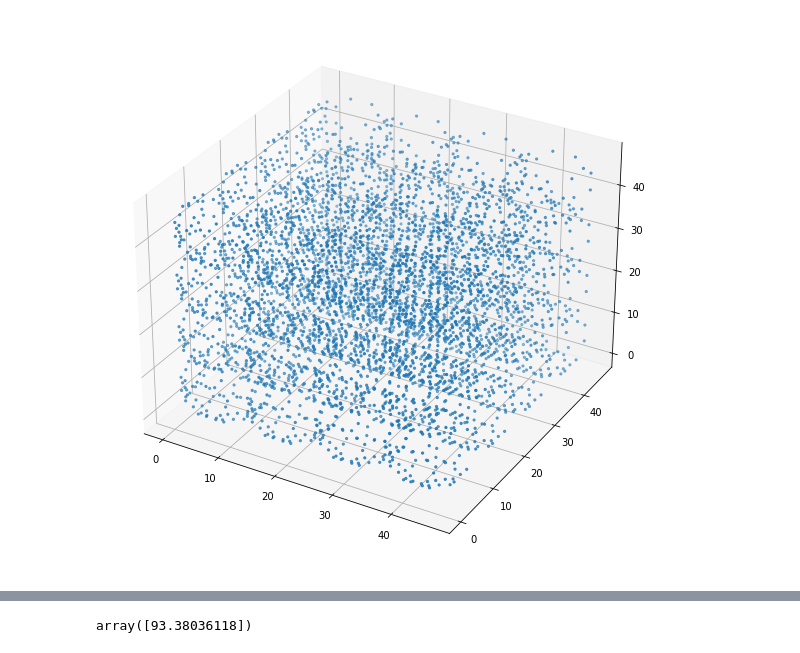
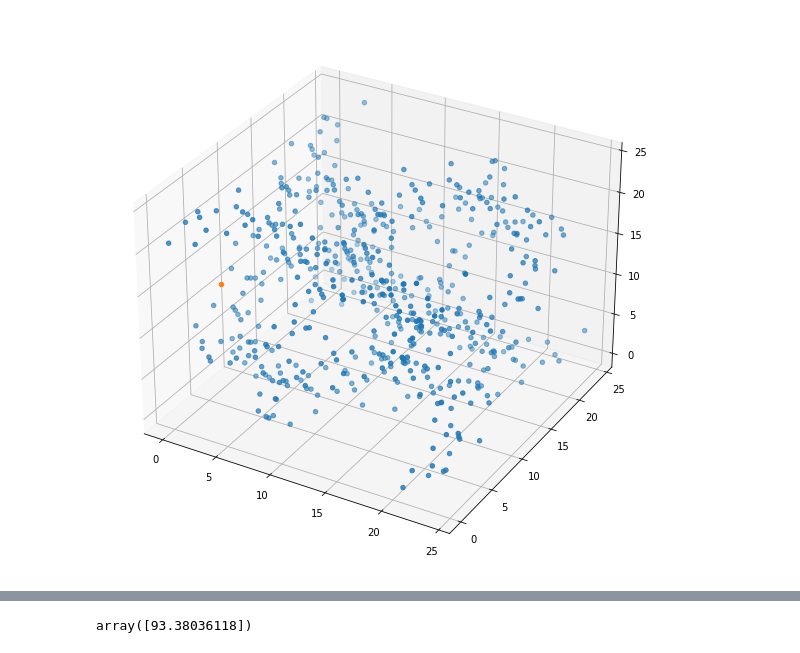
Before and after one commit to bbbursik/feos-pcsaft, a Jupyter notebook: examples/22-02-21-Adsorption3D.ipynb, the cells around one changed output, grey strips where cells are left out. Drawn from its saved outputs; the diff is of its cells as text; code cells hidden in the pictures.

```diff
--- a/examples/22-02-21-Adsorption3D.ipynb
+++ b/examples/22-02-21-Adsorption3D.ipynb
@@ -62,6 +62,7 @@ class SolidStructure:
         return coordinates, sigma_ss, epsilon_k_ss
 # %%
 #########  Read one example structure ########
-structure = SolidStructure('LTA')
+# structure = SolidStructure('FAU_SI_2_2_2')
+structure = SolidStructure('FAU_SI_1_1_1')
 coordinates, sigma_ss, epsilon_ss = structure.read_structure()
 system_size = [structure.dimensions["Lx"] * ANGSTROM, structure.dimensions["Lx"] * ANGSTROM, structure.dimensions["Lx"] * ANGSTROM]
@@ -68,9 +100,13 @@ system_size = [structure.dimensions["Lx"] * ANGSTROM, structure.dimensions["Lx"]
 # %%
 ########## Plot example structure ##########
 
 fig = plt.figure(figsize=[10,10])
 ax = fig.add_subplot(111, projection='3d')
-ax.scatter(xs=coordinates[0,:], ys=coordinates[1,:], zs=coordinates[2,:], marker='.')
+ax.scatter(xs=coordinates[0,:], ys=coordinates[1,:], zs=coordinates[2,:], marker='o')
+# ax.scatter(xs=vertices[:,0], ys=vertices[:,1], zs=vertices[:,2], marker='o')
+ax.scatter(xs=pore_center[0], ys=pore_center[1], zs=pore_center[2], marker='o')
+
+
 plt.show()
 # %% [output]
-[figure, old version]
+[figure, new version]
```
Also changed, not shown: parts of 35 cells of this notebook, 12 other files.
